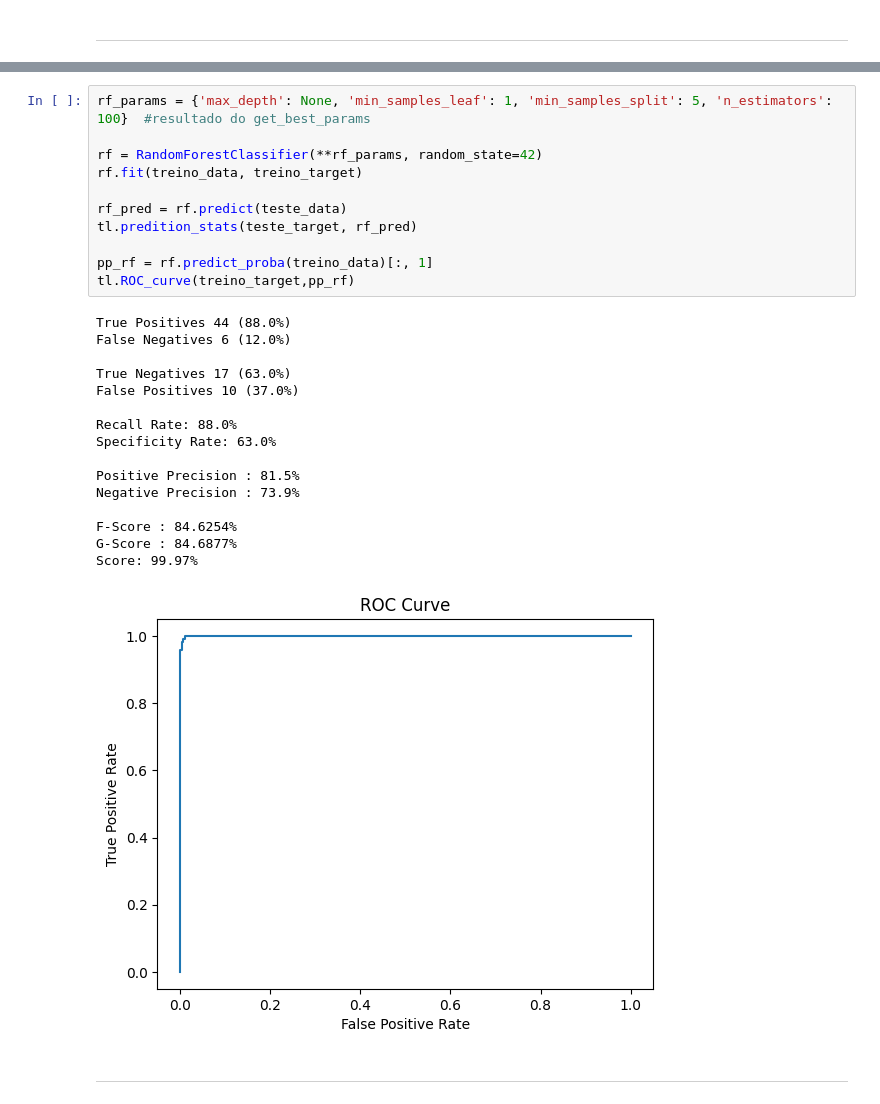
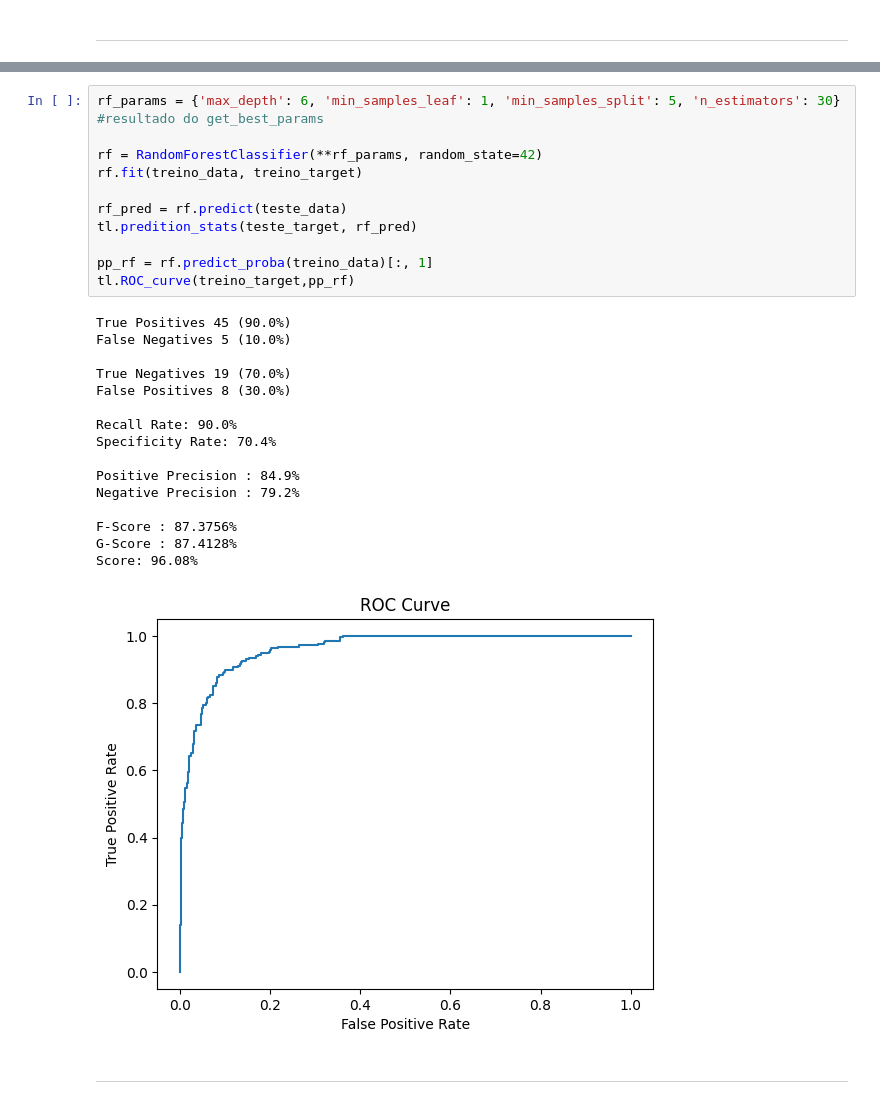
Before and after one commit to TeeVee304/A48630A51038A51811TP1, a Jupyter notebook: src/Joao_experimentation.ipynb, the cells around one changed output, grey strips where cells are left out. Drawn from its saved outputs; the diff is of its cells as text.

```diff
--- a/src/Joao_experimentation.ipynb
+++ b/src/Joao_experimentation.ipynb
@@ -145,31 +145,31 @@ print(rf_params)
 # %%
-rf_params = {'max_depth': None, 'min_samples_leaf': 1, 'min_samples_split': 5, 'n_estimators': 100}  #resultado do get_best_params
+rf_params = {'max_depth': 6, 'min_samples_leaf': 1, 'min_samples_split': 5, 'n_estimators': 30}  #resultado do get_best_params
 
 rf = RandomForestClassifier(**rf_params, random_state=42)
 rf.fit(treino_data, treino_target)
 
 rf_pred = rf.predict(teste_data)
 tl.predition_stats(teste_target, rf_pred)
 
 pp_rf = rf.predict_proba(treino_data)[:, 1]
 tl.ROC_curve(treino_target,pp_rf)
 # %% [output]
-True Positives 44 (88.0%)
-False Negatives 6 (12.0%)
+True Positives 45 (90.0%)
+False Negatives 5 (10.0%)
 
-True Negatives 17 (63.0%)
-False Positives 10 (37.0%)
+True Negatives 19 (70.0%)
+False Positives 8 (30.0%)
 
-Recall Rate: 88.0%
-Specificity Rate: 63.0%
+Recall Rate: 90.0%
+Specificity Rate: 70.4%
 
-Positive Precision : 81.5%
-Negative Precision : 73.9%
+Positive Precision : 84.9%
+Negative Precision : 79.2%
 
-F-Score : 84.6254%
-G-Score : 84.6877%
-Score: 99.97%
+F-Score : 87.3756%
+G-Score : 87.4128%
+Score: 96.08%
-[figure, old version]
+[figure, new version]
 # %% [markdown]
 ---
 # %%
```
Also changed, not shown: parts of 1 cell of this notebook.
